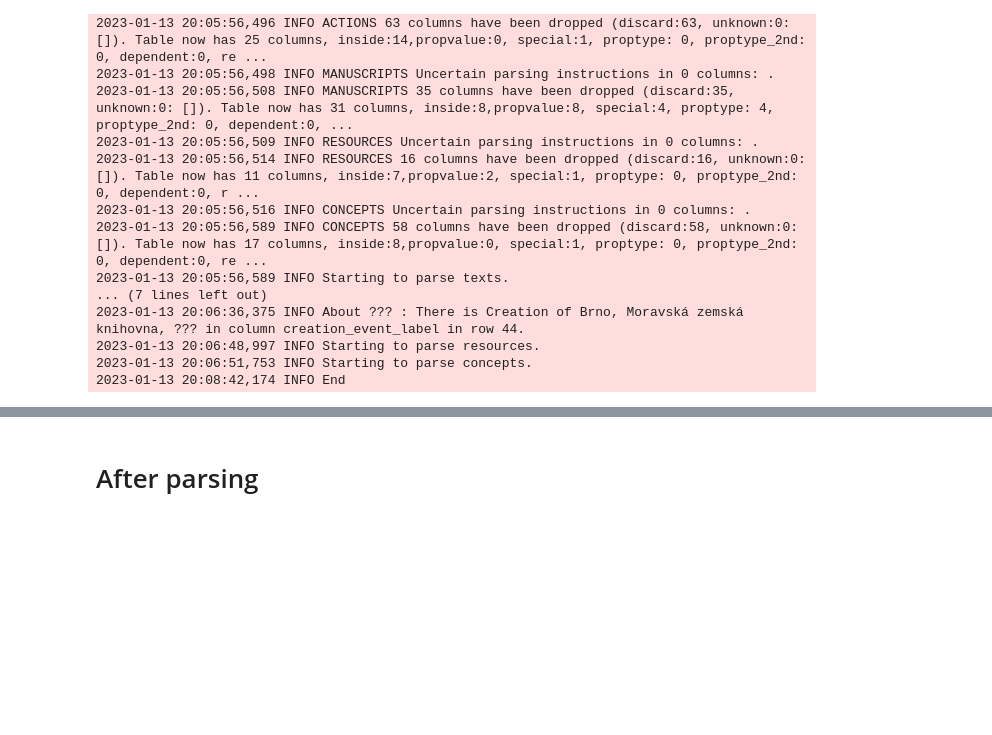
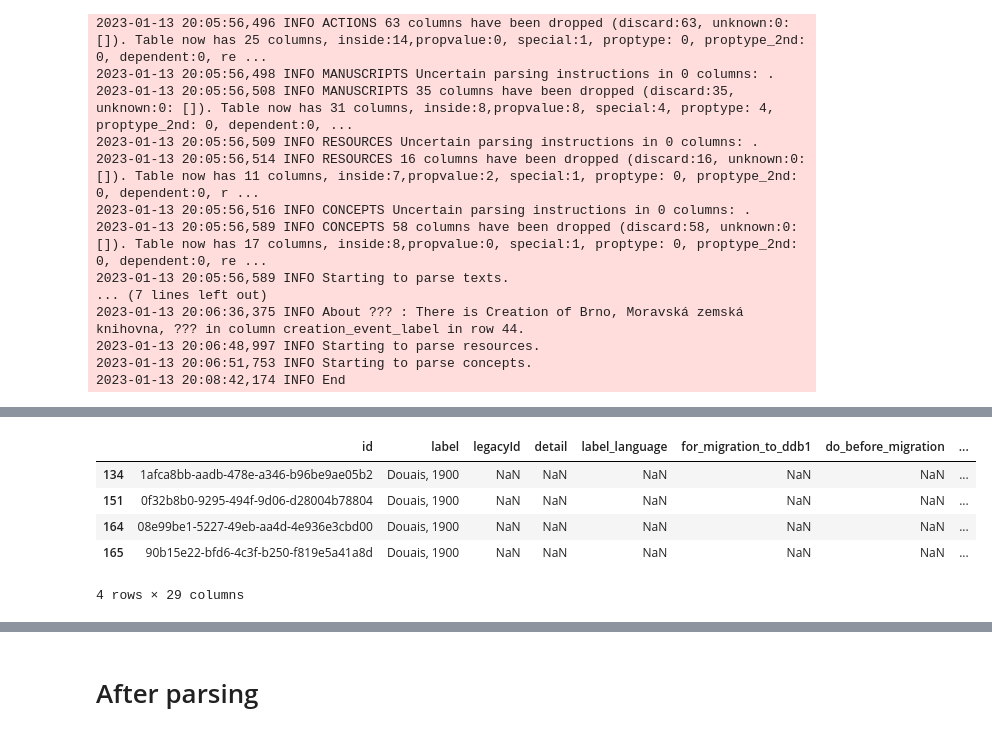
Before and after one commit to tomaham/InkVisitor, a Jupyter notebook: packages/database/scripts/parse-development.ipynb, the cells around one changed output, grey strips where cells are left out. Saved outputs shown, nothing was run; the diff lists cells and outputs as text; code cells hidden in the pictures; blank space fills up the shorter version.

```diff
--- a/packages/database/scripts/parse-development.ipynb
+++ b/packages/database/scripts/parse-development.ipynb
@@ -653,3 +678,12 @@ logger.info(f"End")
+# %%
+dh.tables['resources'][dh.tables['resources']['label'].str.contains("Douais")]
+# %% [output]
+|  | id | label | legacyId | detail | label_language | for_migration_to_ddb1 | do_before_migration | ... |
+| 134 | 1afca8bb-aadb-478e-a346-b96be9ae05b2 | Douais, 1900 | NaN | NaN | NaN | NaN | NaN | ... |
+| 151 | 0f32b8b0-9295-494f-9d06-d28004b78804 | Douais, 1900 | NaN | NaN | NaN | NaN | NaN | ... |
+| 164 | 08e99be1-5227-49eb-aa4d-4e936e3cbd00 | Douais, 1900 | NaN | NaN | NaN | NaN | NaN | ... |
+| 165 | 90b15e22-bfd6-4c3f-b250-f819e5a41a8d | Douais, 1900 | NaN | NaN | NaN | NaN | NaN | ... |
+4 rows × 29 columns
 # %%
 # save specific state of the dh object
 import dill as pickle
```
Also changed, not shown: parts of 48 cells of this notebook, 38 other files.
